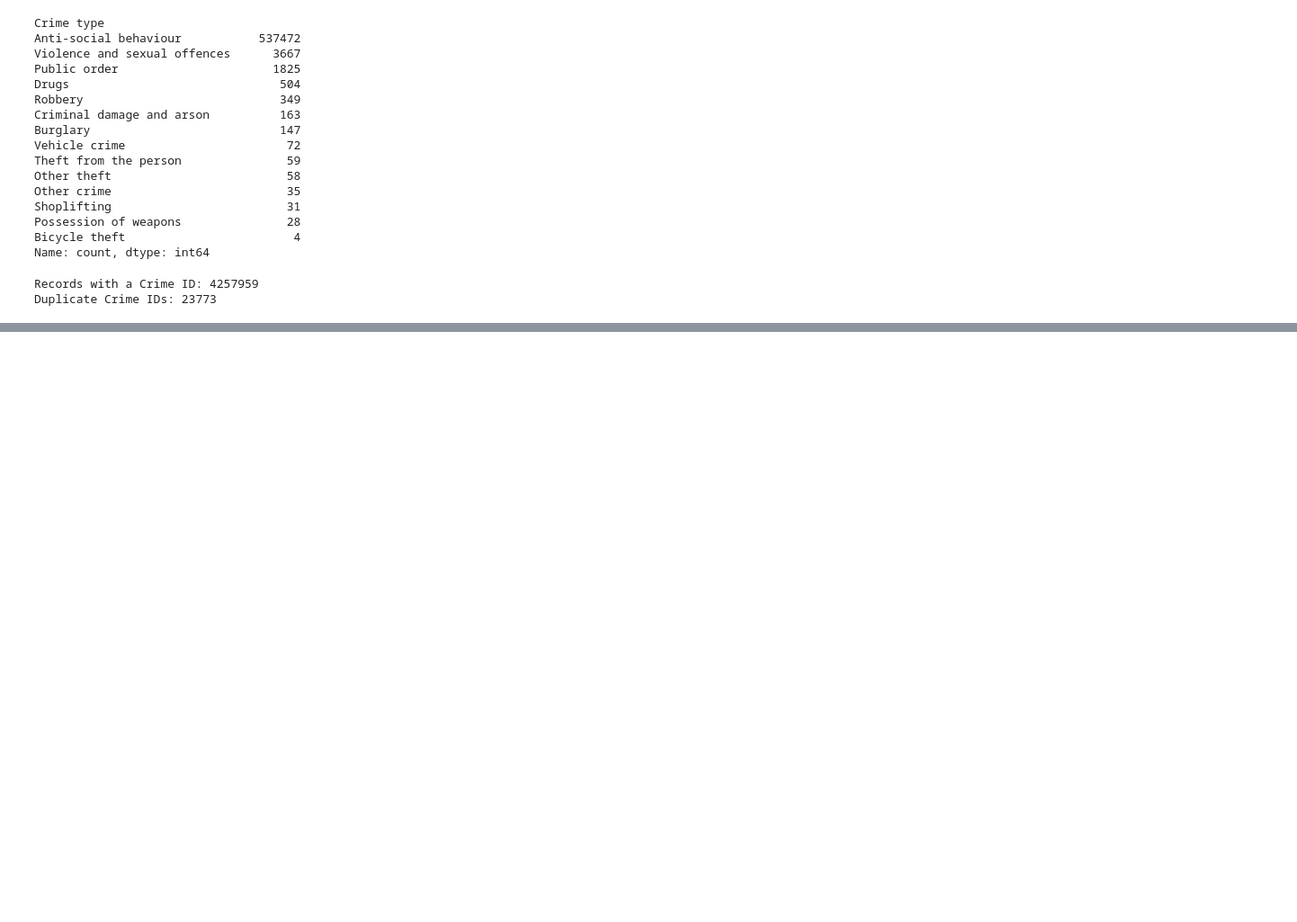
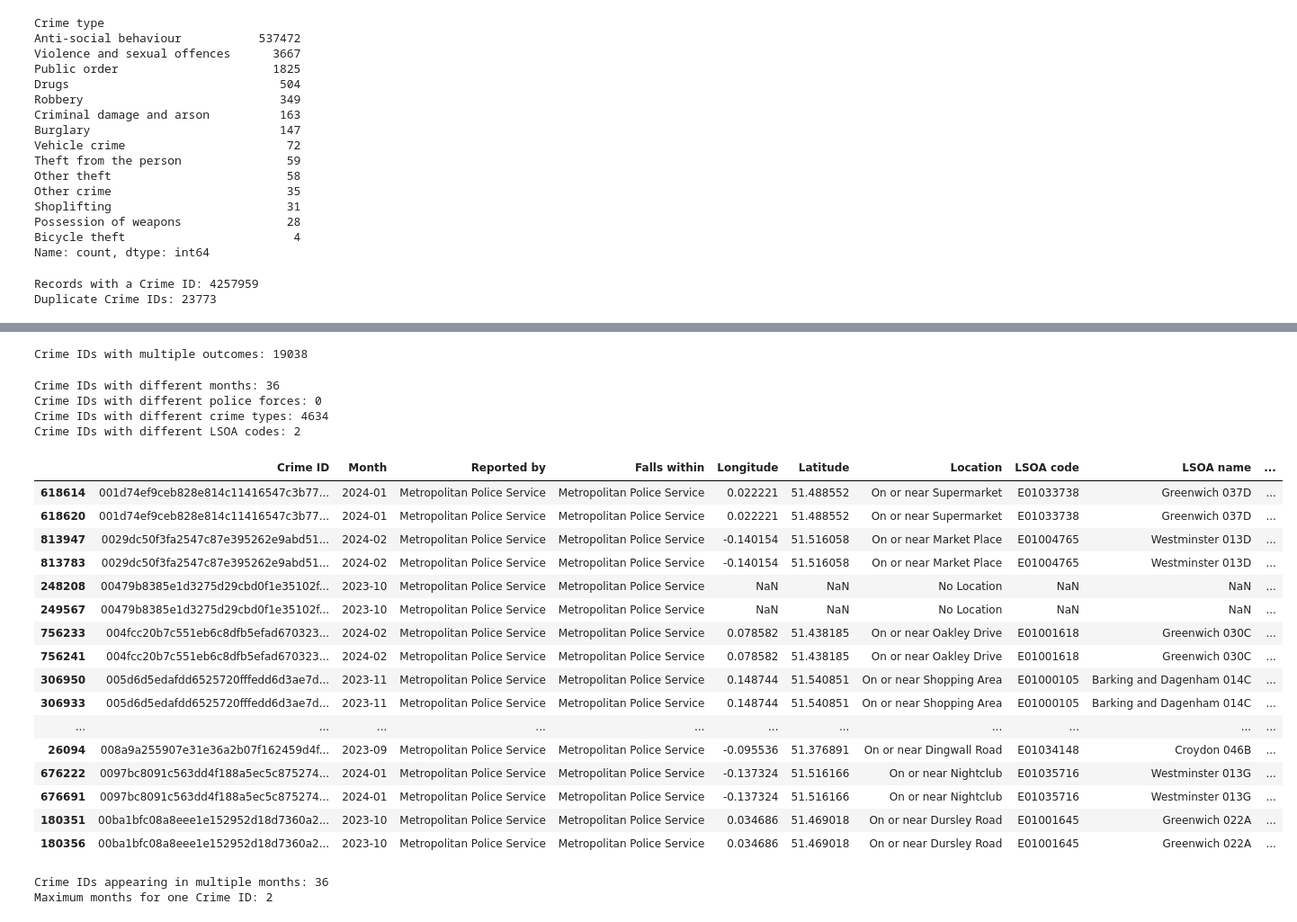
Before and after one commit to j4ckg59/UK-Police-Crime-Data-Engineering-Project, a Jupyter notebook: data_pipeline.ipynb, the cells around one changed output, grey strips where cells are left out. Shown at 90% size. Cells and saved outputs as stored; diff of their text form; code cells hidden in the pictures; blank space fills up the shorter version.

Commit message:
cleaned and verified the crime dataset

```diff
--- a/data_pipeline.ipynb
+++ b/data_pipeline.ipynb
@@ -270,3 +271,82 @@ duplicate_ids.sort_values("Crime ID").head(10)
 | 3974272 | 00106397c0c786dc49bc6bc42627a017e... | 2025-12 | Metropolitan Police Service | Metropolitan Police Service | -0.131247 | 51.514279 | On or near Nightclub | E01004763 | Westminster 013B | ... |
 | 4480341 | 00144a15948114d352b8ed21ff5df59ff... | 2026-04 | Metropolitan Police Service | Metropolitan Police Service | -0.034179 | 51.482468 | On or near Alexandra | E01003246 | Lewisham 002A | ... |
 | 4480335 | 00144a15948114d352b8ed21ff5df59ff... | 2026-04 | Metropolitan Police Service | Metropolitan Police Service | -0.034179 | 51.482468 | On or near Alexandra | E01003246 | Lewisham 002A | ... |
+# %%
+# duplicated ids but when the outcomes are different
+outcomes_per_id = duplicate_ids.groupby("Crime ID")[
+    "Last outcome category"
+].nunique(dropna=False)
+
+print(
+    "Crime IDs with multiple outcomes:",
+    (outcomes_per_id > 1).sum()
+)
+# %% [output]
+Crime IDs with multiple outcomes: 19038
+# %%
+
+columns_to_check = [
+    "Month",
+    "Reported by",
+    "Longitude",
+    "Latitude",
+    "LSOA code",
+    "Crime type"
+]
+
+differences_per_id = duplicate_ids.groupby("Crime ID")[columns_to_check].nunique()
+
+print("Crime IDs with different months:",
+      (differences_per_id["Month"] > 1).sum())
+
+print("Crime IDs with different police forces:",
+      (differences_per_id["Reported by"] > 1).sum())
+
+print("Crime IDs with different crime types:",
+      (differences_per_id["Crime type"] > 1).sum())
+
+print("Crime IDs with different LSOA codes:",
+      (differences_per_id["LSOA code"] > 1).sum())
+# %% [output]
+Crime IDs with different months: 36
+Crime IDs with different police forces: 0
+Crime IDs with different crime types: 4634
+Crime IDs with different LSOA codes: 2
+# %%
+different_crime_types = differences_per_id[
+    differences_per_id["Crime type"] > 1
+].index
+
+duplicate_ids[
+    duplicate_ids["Crime ID"].isin(different_crime_types)
+].sort_values("Crime ID").head(20)
+# %% [output]
+|  | Crime ID | Month | Reported by | Falls within | Longitude | Latitude | Location | LSOA code | LSOA name | ... |
+| 618614 | 001d74ef9ceb828e814c11416547c3b77... | 2024-01 | Metropolitan Police Service | Metropolitan Police Service | 0.022221 | 51.488552 | On or near Supermarket | E01033738 | Greenwich 037D | ... |
+| 618620 | 001d74ef9ceb828e814c11416547c3b77... | 2024-01 | Metropolitan Police Service | Metropolitan Police Service | 0.022221 | 51.488552 | On or near Supermarket | E01033738 | Greenwich 037D | ... |
+| 813947 | 0029dc50f3fa2547c87e395262e9abd51... | 2024-02 | Metropolitan Police Service | Metropolitan Police Service | -0.140154 | 51.516058 | On or near Market Place | E01004765 | Westminster 013D | ... |
+| 813783 | 0029dc50f3fa2547c87e395262e9abd51... | 2024-02 | Metropolitan Police Service | Metropolitan Police Service | -0.140154 | 51.516058 | On or near Market Place | E01004765 | Westminster 013D | ... |
+| 248208 | 00479b8385e1d3275d29cbd0f1e35102f... | 2023-10 | Metropolitan Police Service | Metropolitan Police Service | NaN | NaN | No Location | NaN | NaN | ... |
+| 249567 | 00479b8385e1d3275d29cbd0f1e35102f... | 2023-10 | Metropolitan Police Service | Metropolitan Police Service | NaN | NaN | No Location | NaN | NaN | ... |
+| 756233 | 004fcc20b7c551eb6c8dfb5efad670323... | 2024-02 | Metropolitan Police Service | Metropolitan Police Service | 0.078582 | 51.438185 | On or near Oakley Drive | E01001618 | Greenwich 030C | ... |
+| 756241 | 004fcc20b7c551eb6c8dfb5efad670323... | 2024-02 | Metropolitan Police Service | Metropolitan Police Service | 0.078582 | 51.438185 | On or near Oakley Drive | E01001618 | Greenwich 030C | ... |
+| 306950 | 005d6d5edafdd6525720fffedd6d3ae7d... | 2023-11 | Metropolitan Police Service | Metropolitan Police Service | 0.148744 | 51.540851 | On or near Shopping Area | E01000105 | Barking and Dagenham 014C | ... |
+| 306933 | 005d6d5edafdd6525720fffedd6d3ae7d... | 2023-11 | Metropolitan Police Service | Metropolitan Police Service | 0.148744 | 51.540851 | On or near Shopping Area | E01000105 | Barking and Dagenham 014C | ... |
+| ... | ... | ... | ... | ... | ... | ... | ... | ... | ... | ... |
+| 26094 | 008a9a255907e31e36a2b07f162459d4f... | 2023-09 | Metropolitan Police Service | Metropolitan Police Service | -0.095536 | 51.376891 | On or near Dingwall Road | E01034148 | Croydon 046B | ... |
+| 676222 | 0097bc8091c563dd4f188a5ec5c875274... | 2024-01 | Metropolitan Police Service | Metropolitan Police Service | -0.137324 | 51.516166 | On or near Nightclub | E01035716 | Westminster 013G | ... |
+| 676691 | 0097bc8091c563dd4f188a5ec5c875274... | 2024-01 | Metropolitan Police Service | Metropolitan Police Service | -0.137324 | 51.516166 | On or near Nightclub | E01035716 | Westminster 013G | ... |
+| 180351 | 00ba1bfc08a8eee1e152952d18d7360a2... | 2023-10 | Metropolitan Police Service | Metropolitan Police Service | 0.034686 | 51.469018 | On or near Dursley Road | E01001645 | Greenwich 022A | ... |
+| 180356 | 00ba1bfc08a8eee1e152952d18d7360a2... | 2023-10 | Metropolitan Police Service | Metropolitan Police Service | 0.034686 | 51.469018 | On or near Dursley Road | E01001645 | Greenwich 022A | ... |
+# %%
+# Count how many different months each Crime ID appears in
+months_per_id = duplicate_ids.groupby("Crime ID")["Month"].nunique()
+
+print("Crime IDs appearing in multiple months:",
+      (months_per_id > 1).sum())
+
+print("Maximum months for one Crime ID:",
+      months_per_id.max())
+# %% [output]
+Crime IDs appearing in multiple months: 36
+Maximum months for one Crime ID: 2
```
Also changed, not shown: parts of 14 cells of this notebook.
